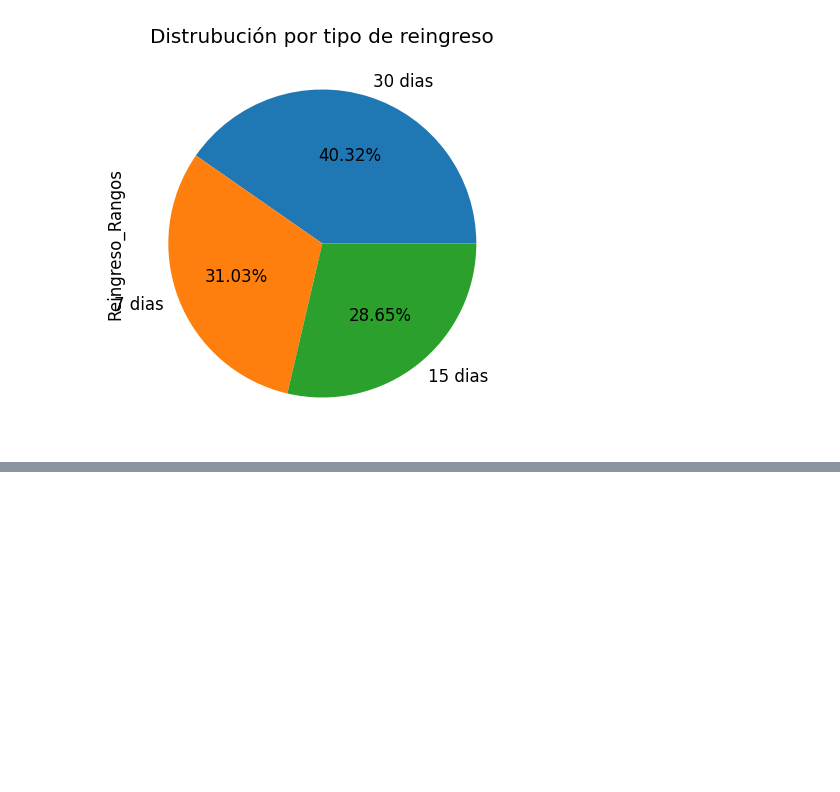
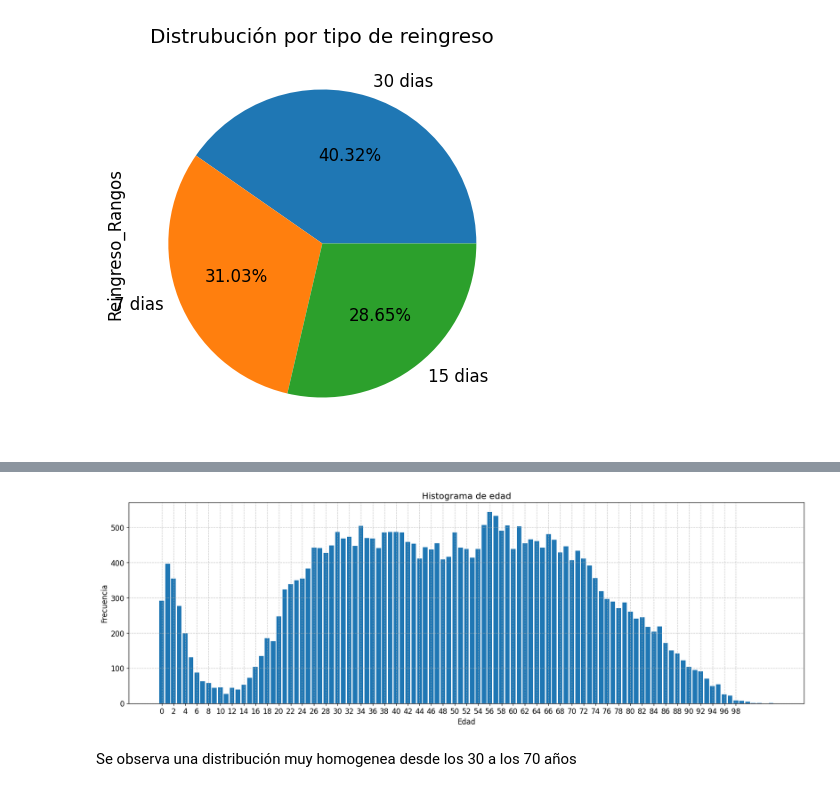
Before and after one commit to carlosmding/academicProject, a Jupyter notebook: EDA_Reingresos_NCSC.ipynb, the cells around one changed output, grey strips where cells are left out. Cells and saved outputs as stored; diff of their text form; code cells hidden in the pictures; blank space fills up the shorter version.

```diff
--- a/EDA_Reingresos_NCSC.ipynb
+++ b/EDA_Reingresos_NCSC.ipynb
@@ -215,0 +238,19 @@ sns.boxplot(x="Edad", y="Sexo", data=df)
+# %%
+edad_egr = df['Edad'].value_counts()
+Edades_tot = edad_egr.index
+frecuencia_ed = edad_egr.values
+plt.figure(figsize=(20, 6))
+plt.bar(Edades_tot, frecuencia_ed)
+plt.title('Histograma de edad')
+plt.xlabel('Edad')
+plt.ylabel('Frecuencia')
+
+plt.xticks(range(0, 100, 2))
+plt.yticks(range(0, 600, 100))
+plt.grid(axis='x', linestyle='--', alpha=0.7)
+plt.grid(axis='y', linestyle='--', alpha=0.7)
+plt.show()
+# %% [output]
+[figure, added]
+# %% [markdown]
+Se observa una distribución muy homogenea desde los 30 a los 70 años
```
Also changed, not shown: parts of 15 cells of this notebook.
